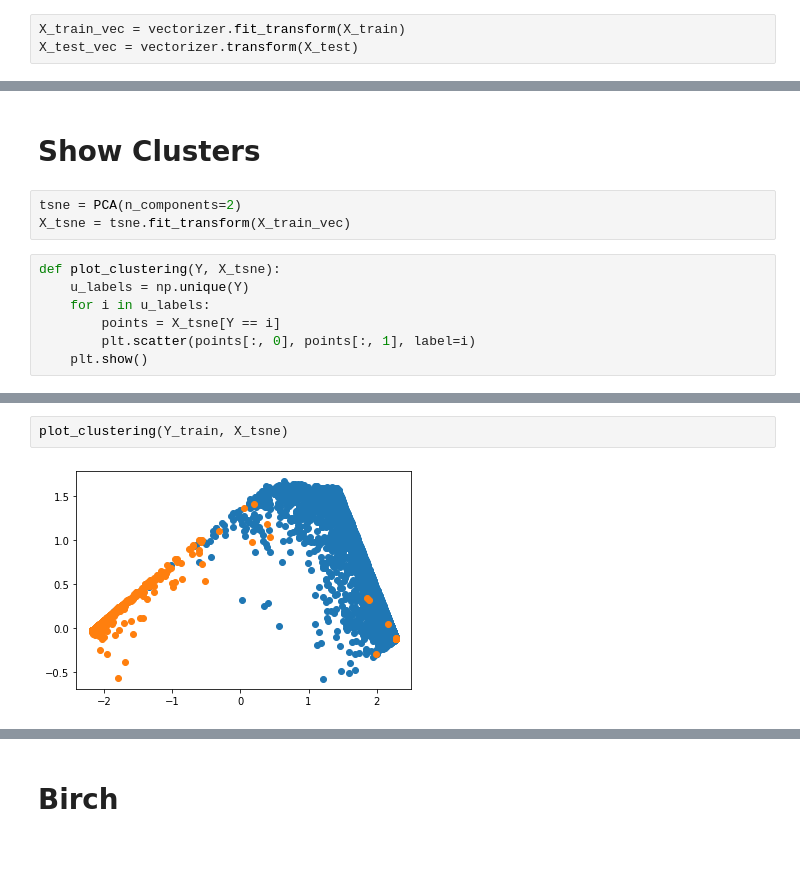
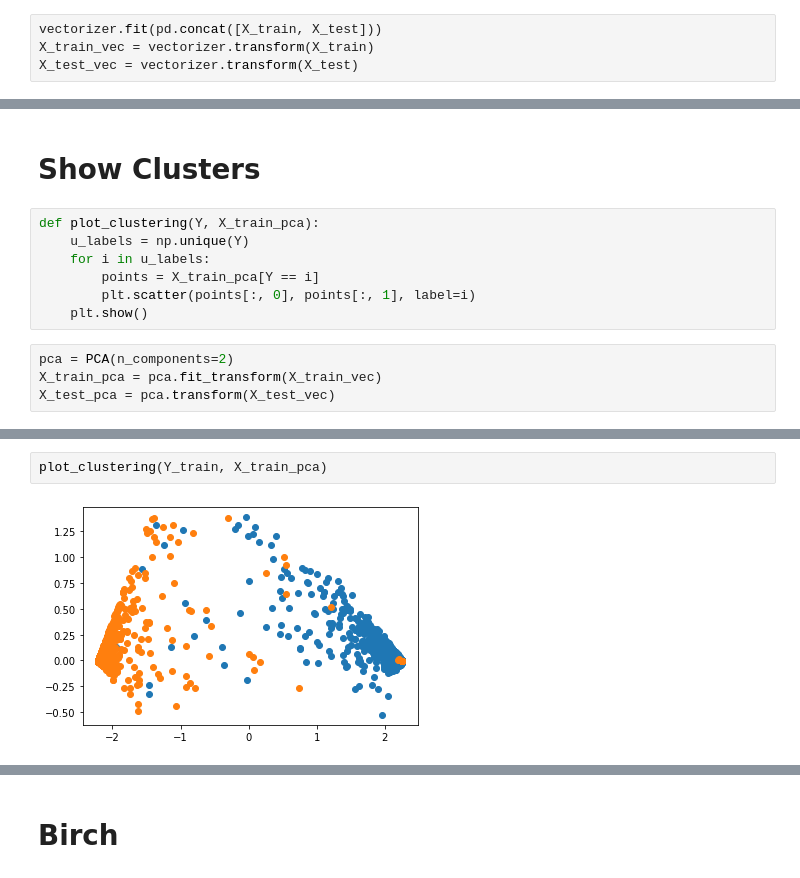
Before and after one commit to mryf323/ml_final_project, a Jupyter notebook: phase2.ipynb, the cells around one changed output, grey strips where cells are left out. Saved outputs shown, nothing was run; the diff lists cells and outputs as text.

```diff
--- a/phase2.ipynb
+++ b/phase2.ipynb
@@ -29,7 +29,8 @@ X_train, X_test, Y_train, Y_test = train_test_split(
 # %%
 vectorizer = CountVectorizer(max_features=2000)
 # %%
-X_train_vec = vectorizer.fit_transform(X_train)
+vectorizer.fit(pd.concat([X_train, X_test]))
+X_train_vec = vectorizer.transform(X_train)
 X_test_vec = vectorizer.transform(X_test)
 # %%
 mlp = MLPClassifier(hidden_layer_sizes=(1000, 500, 250, 5), activation='tanh', warm_start=True)
@@ -61,13 +62,14 @@ X_train_vec = last_layer_activations(mlp, X_train_vec)
 X_test_vec = last_layer_activations(mlp, X_test_vec)
 # %% [markdown]
 # Show Clusters
+# %%
+def plot_clustering(Y, X_train_pca):
+    u_labels = np.unique(Y)
+    for i in u_labels:
+        points = X_train_pca[Y == i]
+        plt.scatter(points[:, 0], points[:, 1], label=i)
+    plt.show()
 # %%
-tsne = PCA(n_components=2)
-X_tsne = tsne.fit_transform(X_train_vec)
+pca = PCA(n_components=2)
+X_train_pca = pca.fit_transform(X_train_vec)
+X_test_pca = pca.transform(X_test_vec)
-# %%
-def plot_clustering(Y, X_tsne):
-    u_labels = np.unique(Y)
-    for i in u_labels:
-        points = X_tsne[Y == i]
-        plt.scatter(points[:, 0], points[:, 1], label=i)
-    plt.show()
@@ -76,4 +81,4 @@ def plot_clustering(Y, X_tsne):
 # %%
-plot_clustering(Y_train, X_tsne)
+plot_clustering(Y_train, X_train_pca)
 # %% [output]
-[figure, old version]
+[figure, new version]
```
Also changed, not shown: parts of 35 cells of this notebook, 1 other file.
